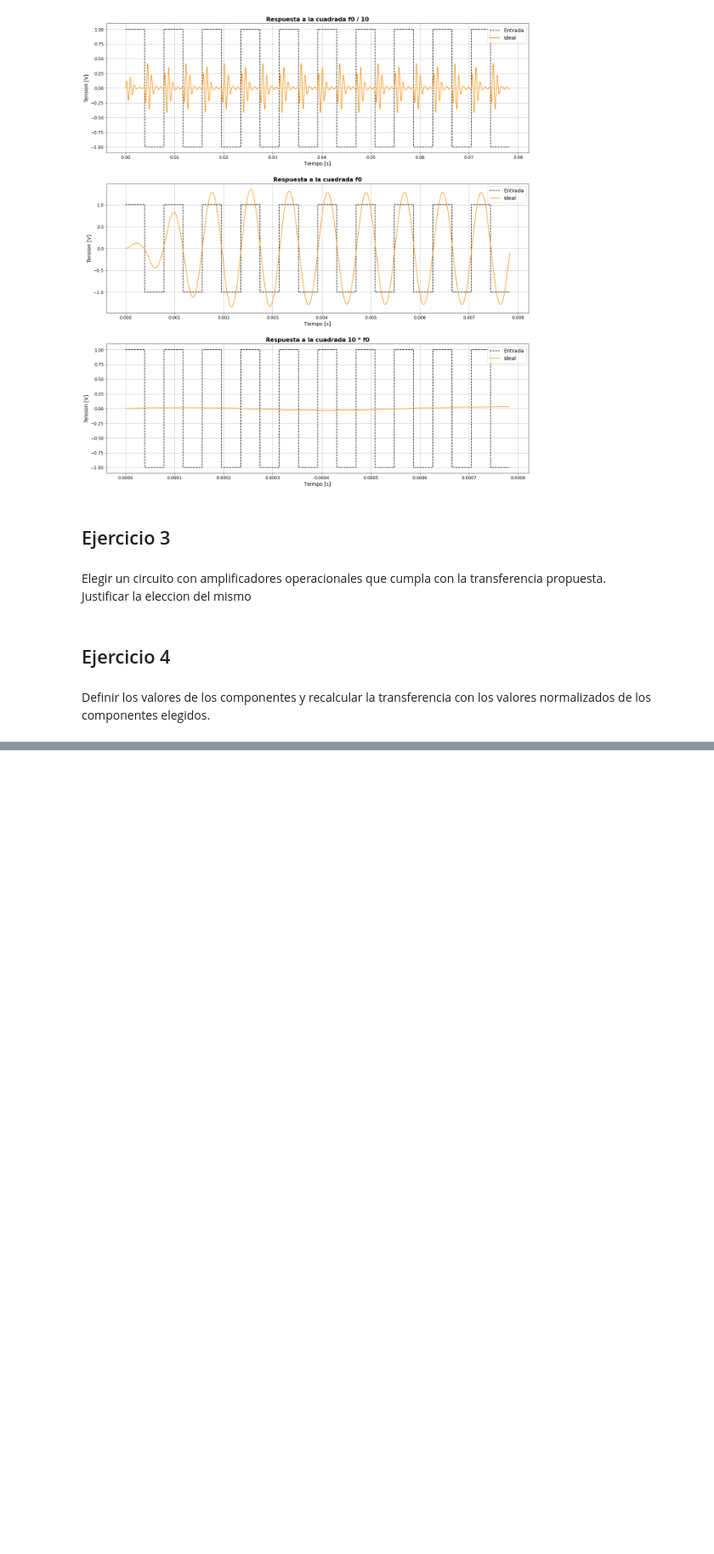
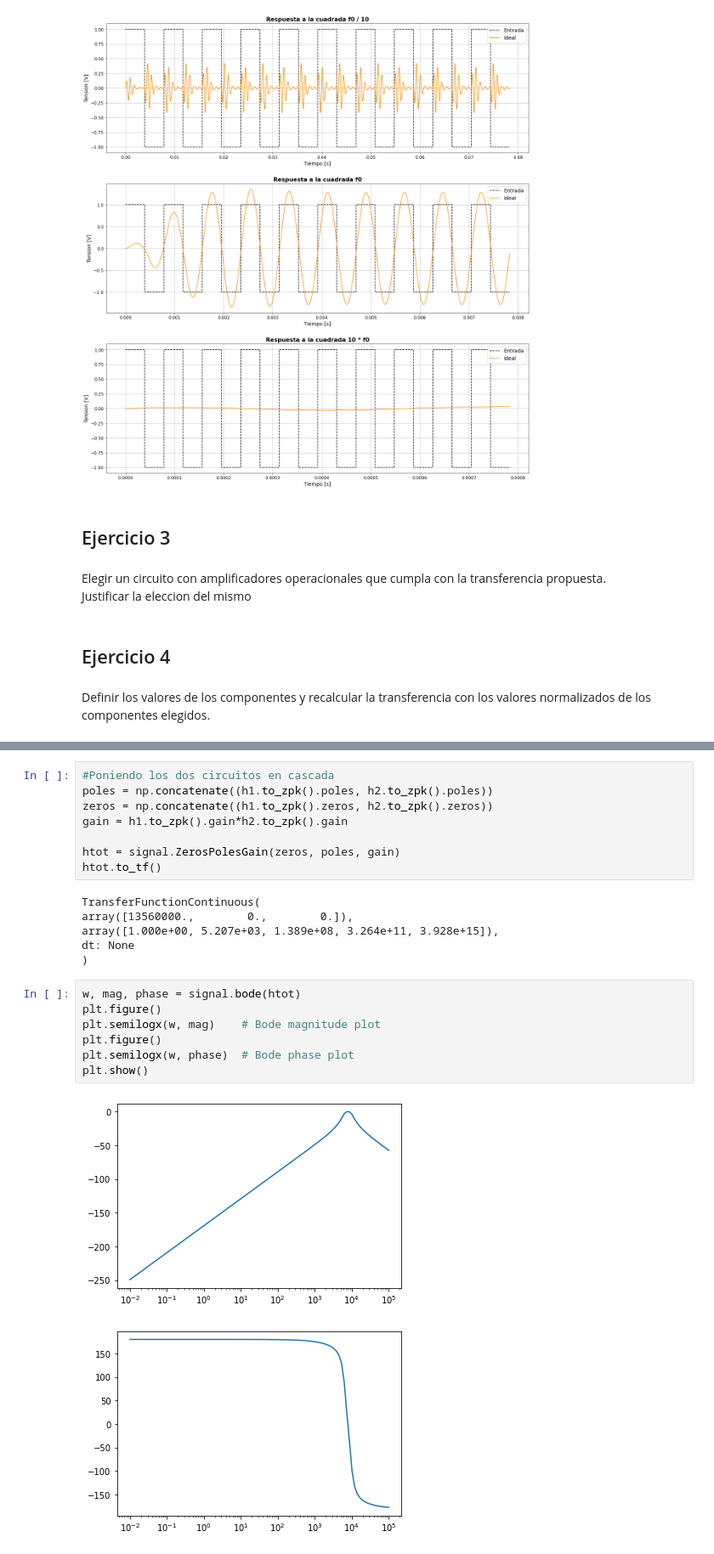
Before and after one commit to violetaperezandrade/TP-ADC, a Jupyter notebook: TP.ipynb, the cells around one changed output, grey strips where cells are left out. Shown at 85% size. Cells and saved outputs as stored; diff of their text form; blank space fills up the shorter version.

```diff
--- a/TP.ipynb
+++ b/TP.ipynb
@@ -520,0 +407,24 @@ h0
+# %%
+#Poniendo los dos circuitos en cascada
+poles = np.concatenate((h1.to_zpk().poles, h2.to_zpk().poles))
+zeros = np.concatenate((h1.to_zpk().zeros, h2.to_zpk().zeros))
+gain = h1.to_zpk().gain*h2.to_zpk().gain
+
+htot = signal.ZerosPolesGain(zeros, poles, gain)
+htot.to_tf()
+# %% [output]
+TransferFunctionContinuous(
+array([13560000.,        0.,        0.]),
+array([1.000e+00, 5.207e+03, 1.389e+08, 3.264e+11, 3.928e+15]),
+dt: None
+)
+# %%
+w, mag, phase = signal.bode(htot)
+plt.figure()
+plt.semilogx(w, mag)    # Bode magnitude plot
+plt.figure()
+plt.semilogx(w, phase)  # Bode phase plot
+plt.show()
+# %% [output]
+[figure, added]
+[figure, added]
```
Also changed, not shown: parts of 31 cells of this notebook, 1 other file.
